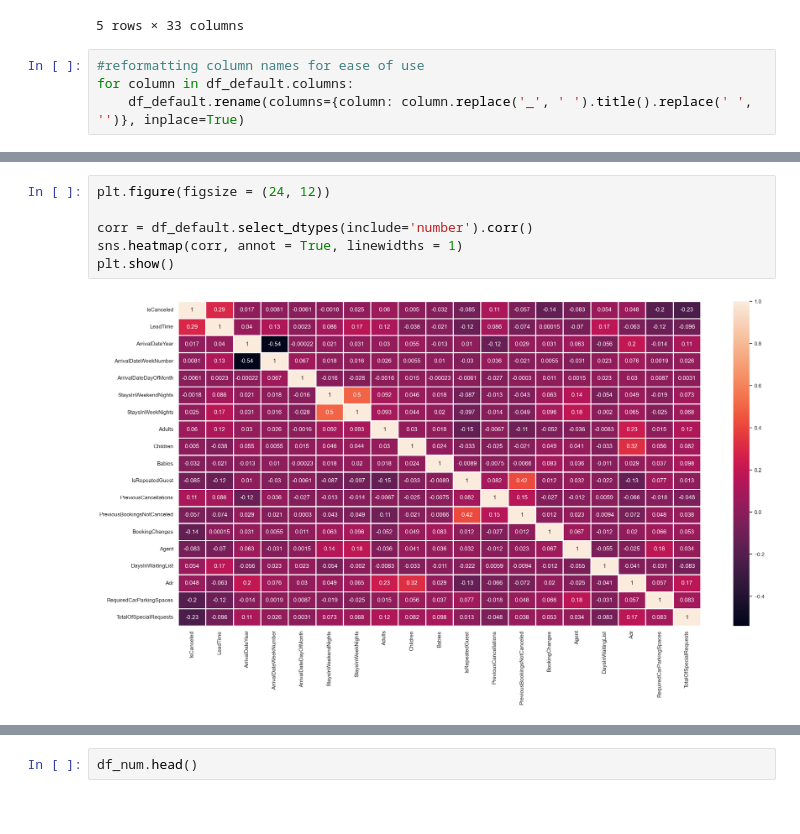
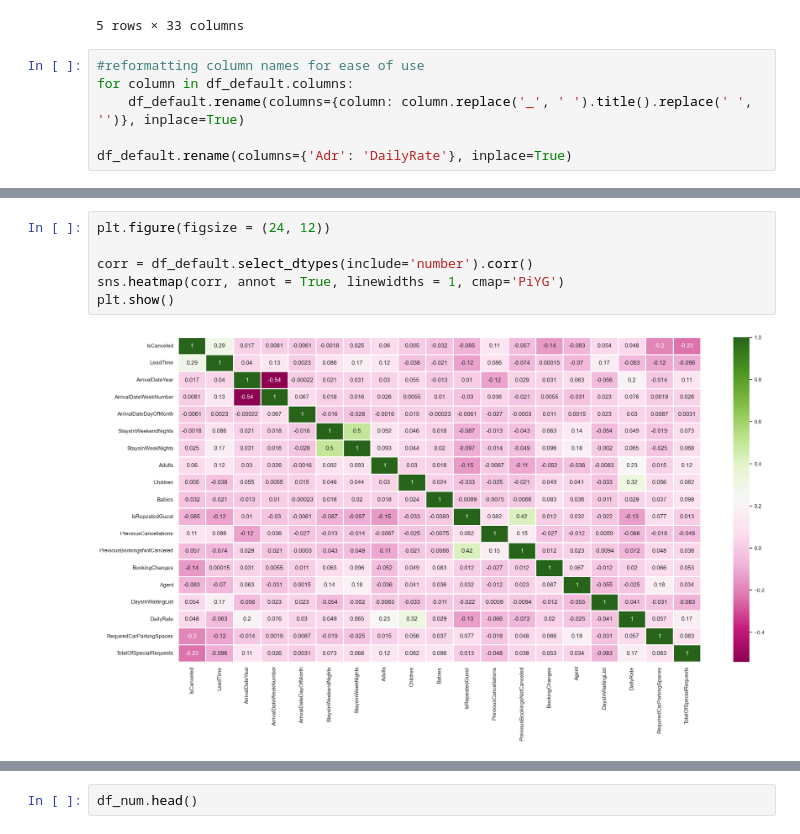
Before and after one commit to mattedefra/Group-AM, a Jupyter notebook: notebooks/Data Cleaning EDA.ipynb, the cells around one changed output, grey strips where cells are left out. Drawn from its saved outputs; the diff is of its cells as text.

Commit message:
-added plotting tool
-added some Visualizations

```diff
--- a/notebooks/Data Cleaning EDA.ipynb
+++ b/notebooks/Data Cleaning EDA.ipynb
@@ -103,3 +103,5 @@ df_default.head()
 #reformatting column names for ease of use
 for column in df_default.columns:
     df_default.rename(columns={column: column.replace('_', ' ').title().replace(' ', '')}, inplace=True)
+
+df_default.rename(columns={'Adr': 'DailyRate'}, inplace=True)
@@ -126,10 +171,10 @@ plt.show()
 # %%
 plt.figure(figsize = (24, 12))
 
 corr = df_default.select_dtypes(include='number').corr()
-sns.heatmap(corr, annot = True, linewidths = 1)
+sns.heatmap(corr, annot = True, linewidths = 1, cmap='PiYG')
 plt.show()
 # %% [output]
-[figure, old version]
+[figure, new version]
 # %%
 #start feature engineering
```
Also changed, not shown: parts of 9 cells of this notebook, 1 other file.
